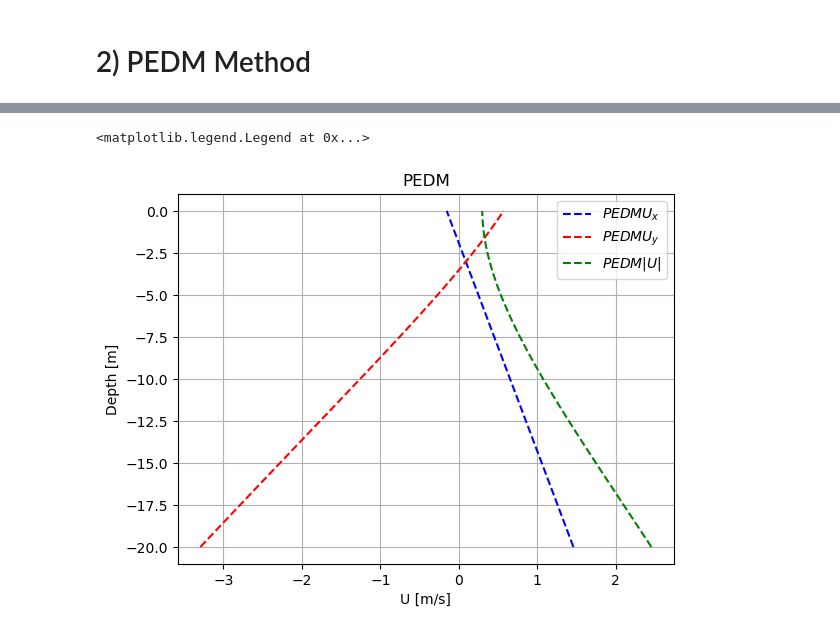
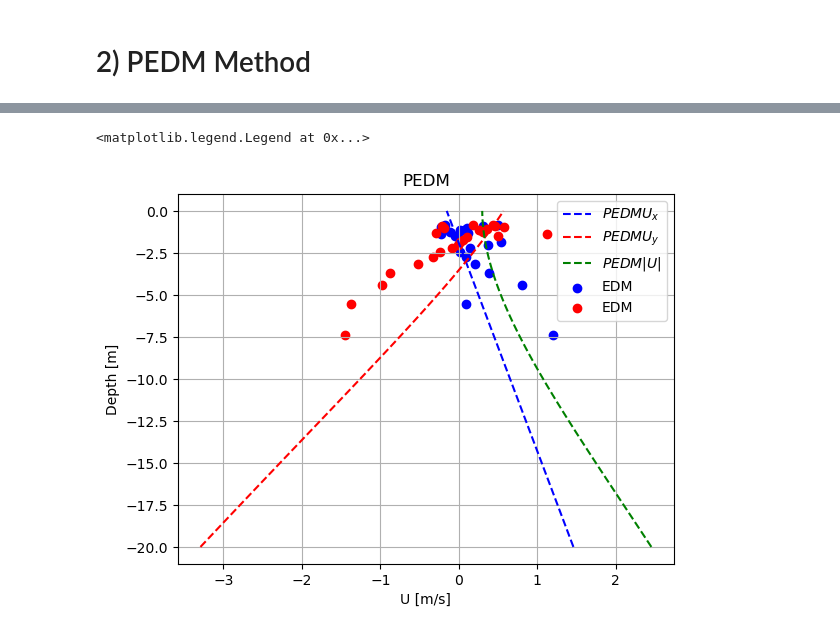
Before and after one commit to joeyanderson1/4th-Year-Thesis, a Jupyter notebook: NSP method on Shifted Square data.ipynb, the cells around one changed output, grey strips where cells are left out. Cells and saved outputs as stored; diff of their text form; code cells hidden in the pictures.

```diff
--- a/NSP method on Shifted Square data.ipynb
+++ b/NSP method on Shifted Square data.ipynb
@@ -691,16 +693,16 @@ U_fun3 = lambda z: np.polyval(pPEDM3, z)
 # %%
 plt.plot(U_fun1(z), z, label="$PEDM  U_{x}$", color = 'blue', linestyle='--')
 plt.plot(U_fun2(z), z, label="$PEDM  U_{y}$", color = 'red', linestyle='--')
 plt.plot(U_fun3(z), z, label="$PEDM  |U|$", color = 'green', linestyle='--')
 
-#plt.scatter(Ux, -1/(3.56*wavenumbers), label='EDM', color = 'blue')
-#plt.scatter(Uy, -1/(3.56*wavenumbers), label='EDM', color = 'red')
+plt.scatter(Ux, -1/(3.56*wavenumbers), label='EDM', color = 'blue')
+plt.scatter(Uy, -1/(3.56*wavenumbers), label='EDM', color = 'red')
 
 plt.grid(True)
 plt.title("PEDM")
 plt.xlabel("U [m/s]")
 plt.ylabel("Depth [m]")
 plt.legend()
 # %% [output]
 <matplotlib.legend.Legend at 0x...>
-[figure, old version]
+[figure, new version]
```
Also changed, not shown: parts of 14 cells of this notebook.
